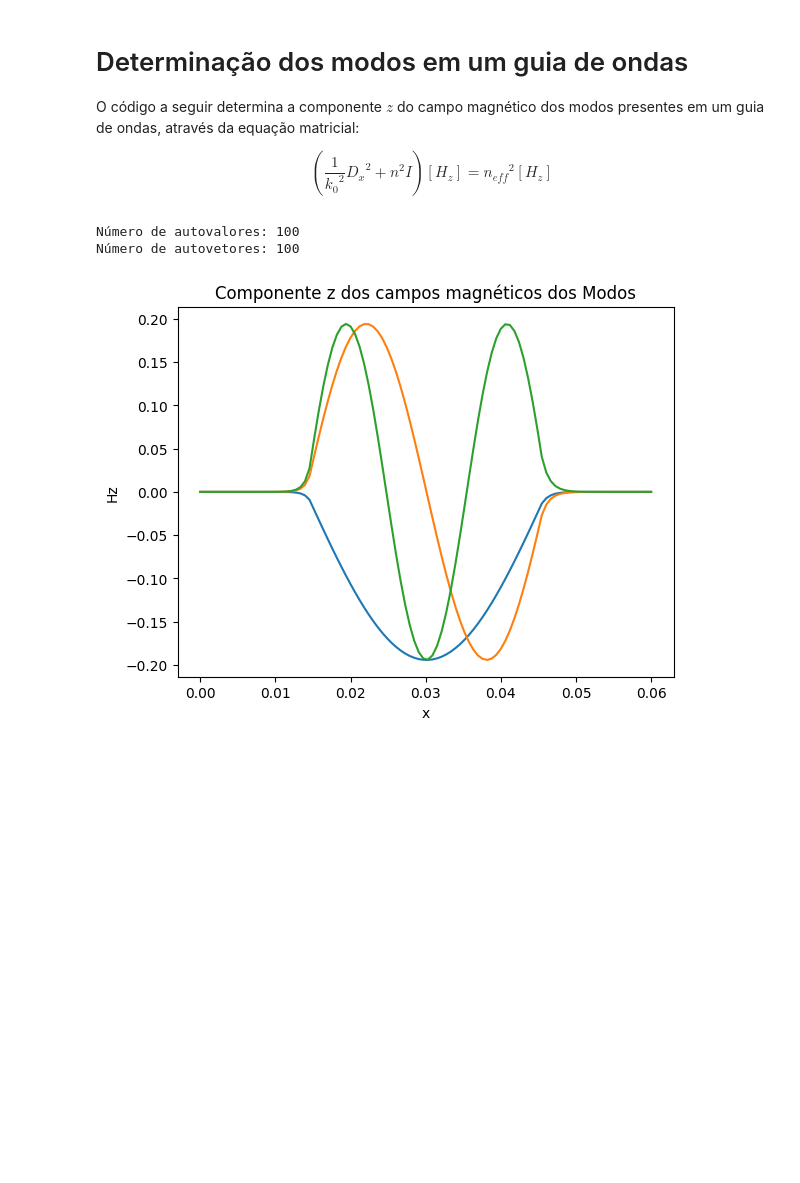
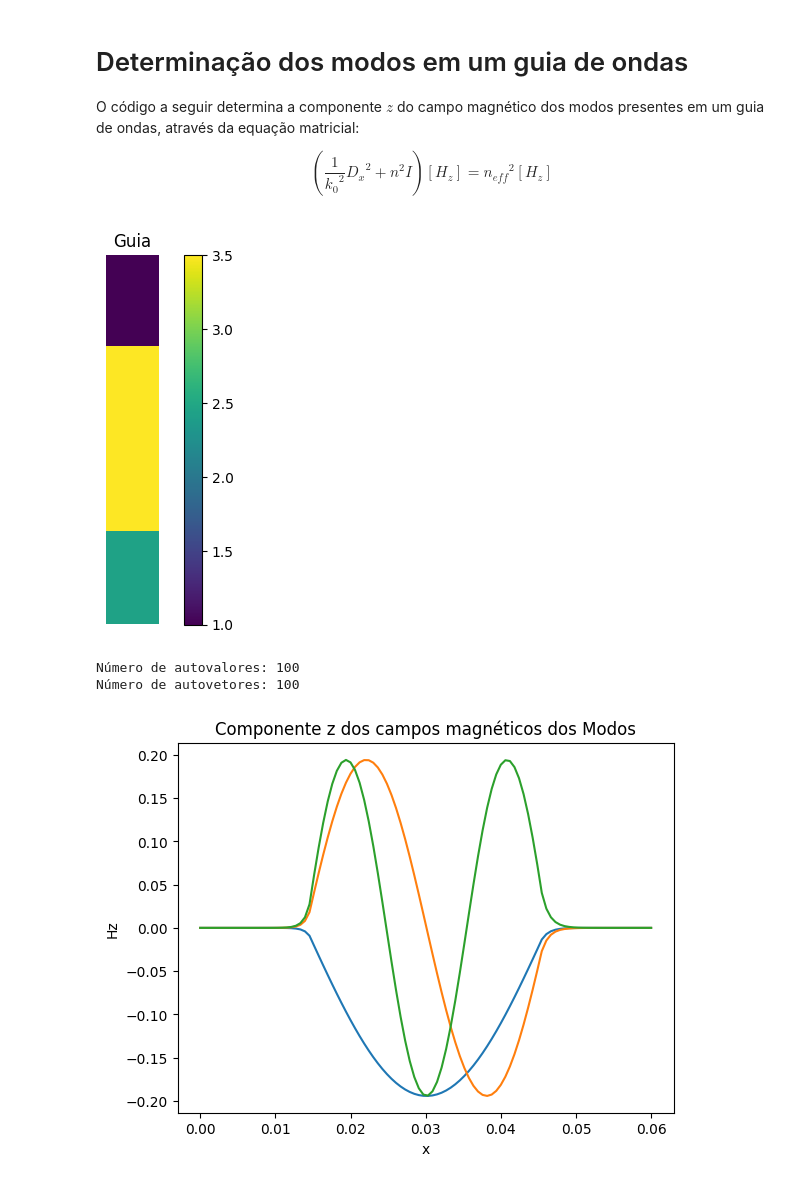
Before and after one commit to LucasGabrielMelo/Capacita-o---Fot-nica, a Jupyter notebook: Determinação de Modos.ipynb, the cells around one changed output. Saved outputs shown, nothing was run; the diff lists cells and outputs as text; code cells hidden in the pictures; blank space fills up the shorter version.

```diff
--- a/Determinação de Modos.ipynb
+++ b/Determinação de Modos.ipynb
@@ -33,6 +33,14 @@ for i in range(N // 4, 3 * N // 4, 1):
 
 for i in range(3 * N // 4, N, 1):
     n[i] = n3
+
+# Plotando o guia:
+
+plt.imshow(n.reshape(N, 1), extent=[0, 1, 0, 7])
+plt.colorbar()
+plt.title('Guia')
+plt.axis('off')
+plt.show()
 
 # Criando a matriz n identidade n:
 
@@ -55,33 +63,34 @@ def Dx2(N):
 L = 1/(k0**2) * Dx2(N) + n
 
 # Encontrando os autovalores e autovetores do operador linear:
 
 neff2, Hzs = np.linalg.eig(L)
 neff2[neff2 < 0] = 0
 neff = np.sqrt(neff2)
 
 print(f'Número de autovalores: {neff.shape[0]}')
 print(f'Número de autovetores: {Hzs.shape[1]}')
 
 # Plotando os autovetores (componentes Hz dos campos):
 
 x = np.linspace(0, a + 2*b, N)
 
 n_plots = 3 # Determina quantos modos serão plotados
 n_plotados = 0
 
 for i in range(0, Hzs.shape[1], 1): # Plotando os primeiros modos encontrados
     if neff[i] >= 1:
         plt.plot(x, Hzs[:,i])
         n_plotados += 1
         if n_plotados == n_plots:
             break
 
 plt.title('Componente z dos campos magnéticos dos Modos')
 plt.xlabel('x')
 plt.ylabel('Hz')
 plt.show()
 # %% [output]
+[figure, new version]
 Número de autovalores: 100
 Número de autovetores: 100
-[figure, old version]
+[figure, added]
```
